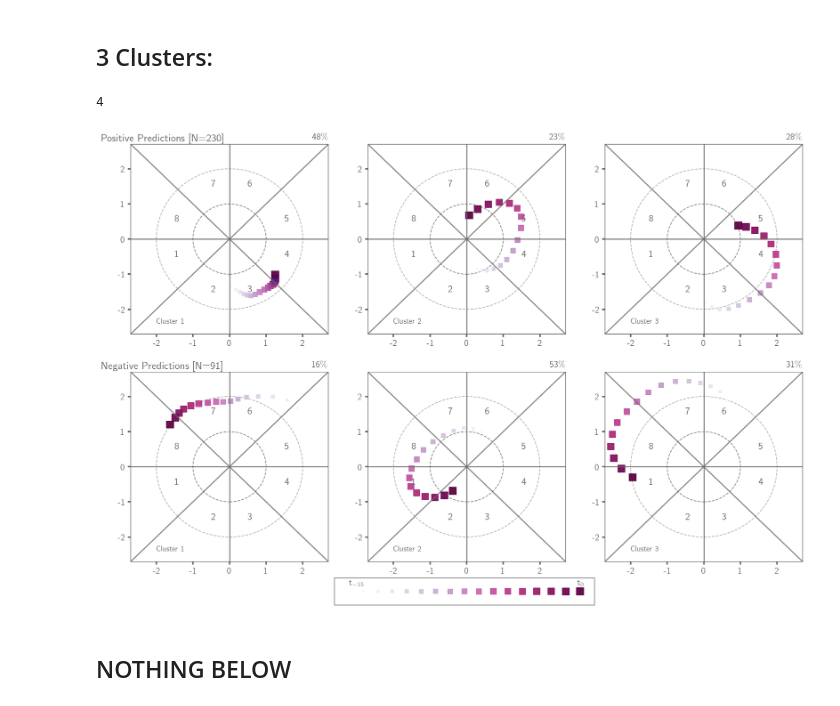
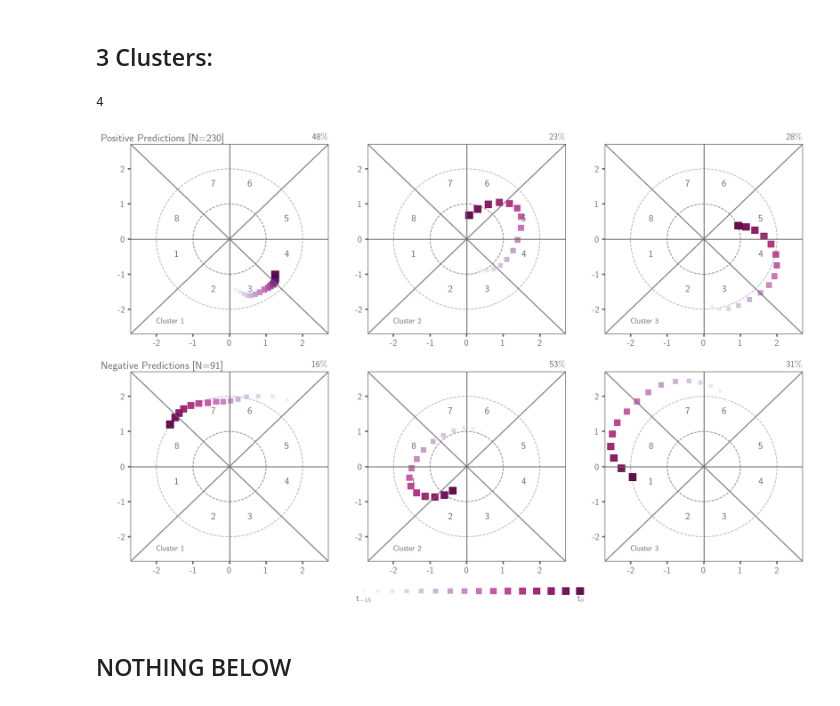
Before and after one commit to kjmayer/ENSOvsMJO, a Jupyter notebook: explore/interpret-data_composite_final.ipynb, the cells around one changed output. Drawn from its saved outputs; the diff is of its cells as text; code cells hidden in the pictures.

```diff
--- a/explore/interpret-data_composite_final.ipynb
+++ b/explore/interpret-data_composite_final.ipynb
@@ -1283,36 +1283,36 @@ sc = ax2.scatter(
                 np.zeros(16),
                 s_m,
                 marker='s',
                 c=time_steps,  # Color determined by time steps
                 cmap=cm.PuRd,  # Specify the colormap
                 alpha=.9,
                 label='RMM1',
             )
 sc = ax2.scatter(
                 np.arange(1,17),
                 np.zeros(16),
                 s_m,
                 marker='s',
                 c=time_steps,  # Color determined by time steps
                 cmap=cm.Purples,  # Specify the colormap
                 alpha=.3,
                 label='RMM1',
             )
-ax2.text(0,.005, 't$_{-15}$', fontsize=12, color = 'dimgrey')
-ax2.text(15.8,.005, 't$_{0}$', fontsize=12, color = 'dimgrey')
+ax2.text(0.5,-.007, 't$_{-15}$', fontsize=12, color = 'dimgrey')
+ax2.text(15.8,-.007, 't$_{0}$', fontsize=12, color = 'dimgrey')
 ax2.set_ylim([-.01,.01])
 ax2.set_xlim([-1,17])
 ax2.set_yticks([])
 ax2.set_xticks([])
 ax2.spines['left'].set_color('dimgrey')
 ax2.spines['bottom'].set_color('dimgrey')
 ax2.spines['right'].set_color('dimgrey')
 ax2.spines['top'].set_color('dimgrey')
-# ax2.axis('off')
+ax2.axis('off')
 plt.savefig('./MJO_composite_PC_03.png',dpi=300,bbox_inches='tight')
 plt.show()
 # %% [output]
 4
-[figure, old version]
+[figure, new version]
 # %% [markdown]
 ## NOTHING BELOW
```
